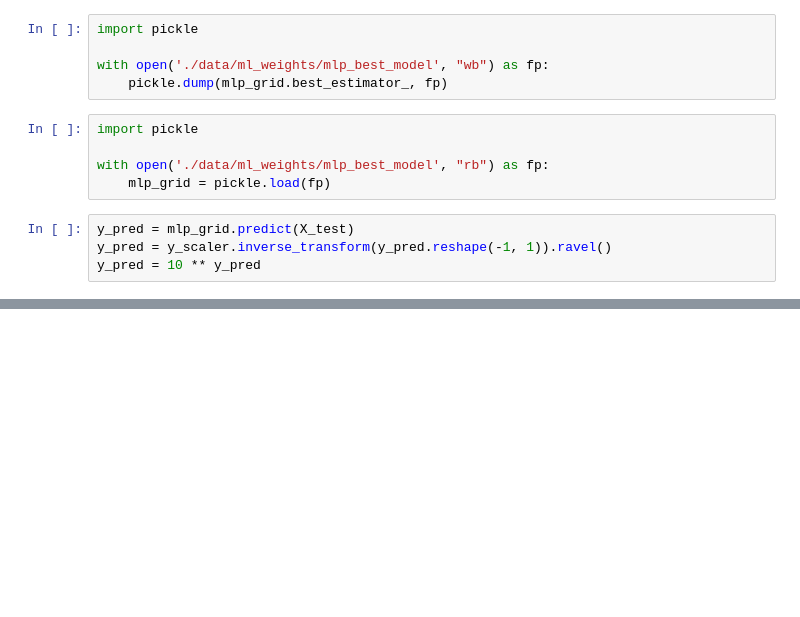
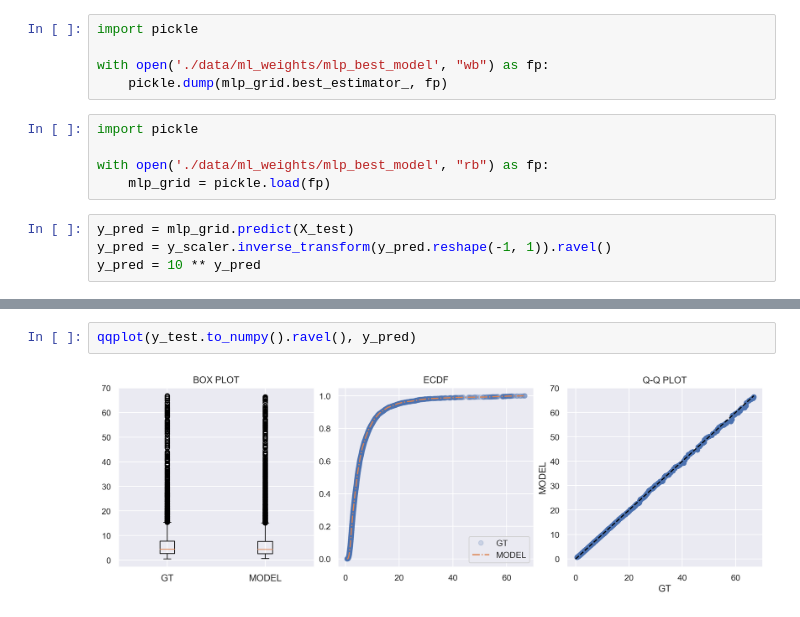
Before and after one commit to smhassanerfani/si2022, a Jupyter notebook: tauraat/mlp.ipynb, the cells around one changed output, grey strips where cells are left out. Saved outputs shown, nothing was run; the diff lists cells and outputs as text; blank space fills up the shorter version.

```diff
--- a/tauraat/mlp.ipynb
+++ b/tauraat/mlp.ipynb
@@ -95,3 +95,7 @@ NSE: 0.9896, R2: 0.9926, PBias: -3.1889, MSE: 0.7246
+# %%
+qqplot(y_test.to_numpy().ravel(), y_pred)
+# %% [output]
+[figure, added]
 # %%
 from sklearn.inspection import permutation_importance
 import time
```
Also changed, not shown: parts of 9 cells of this notebook, 1 other file.
